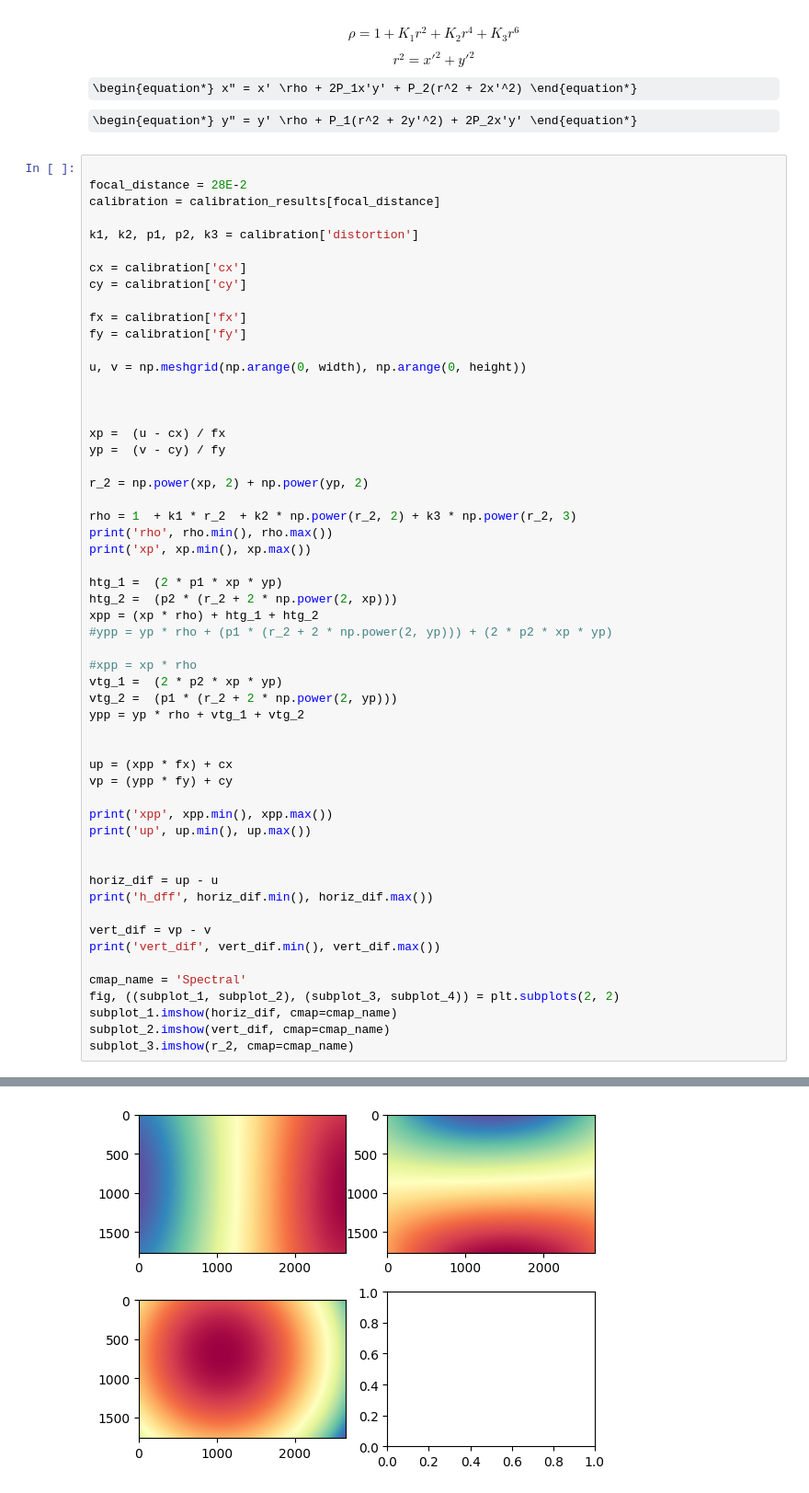
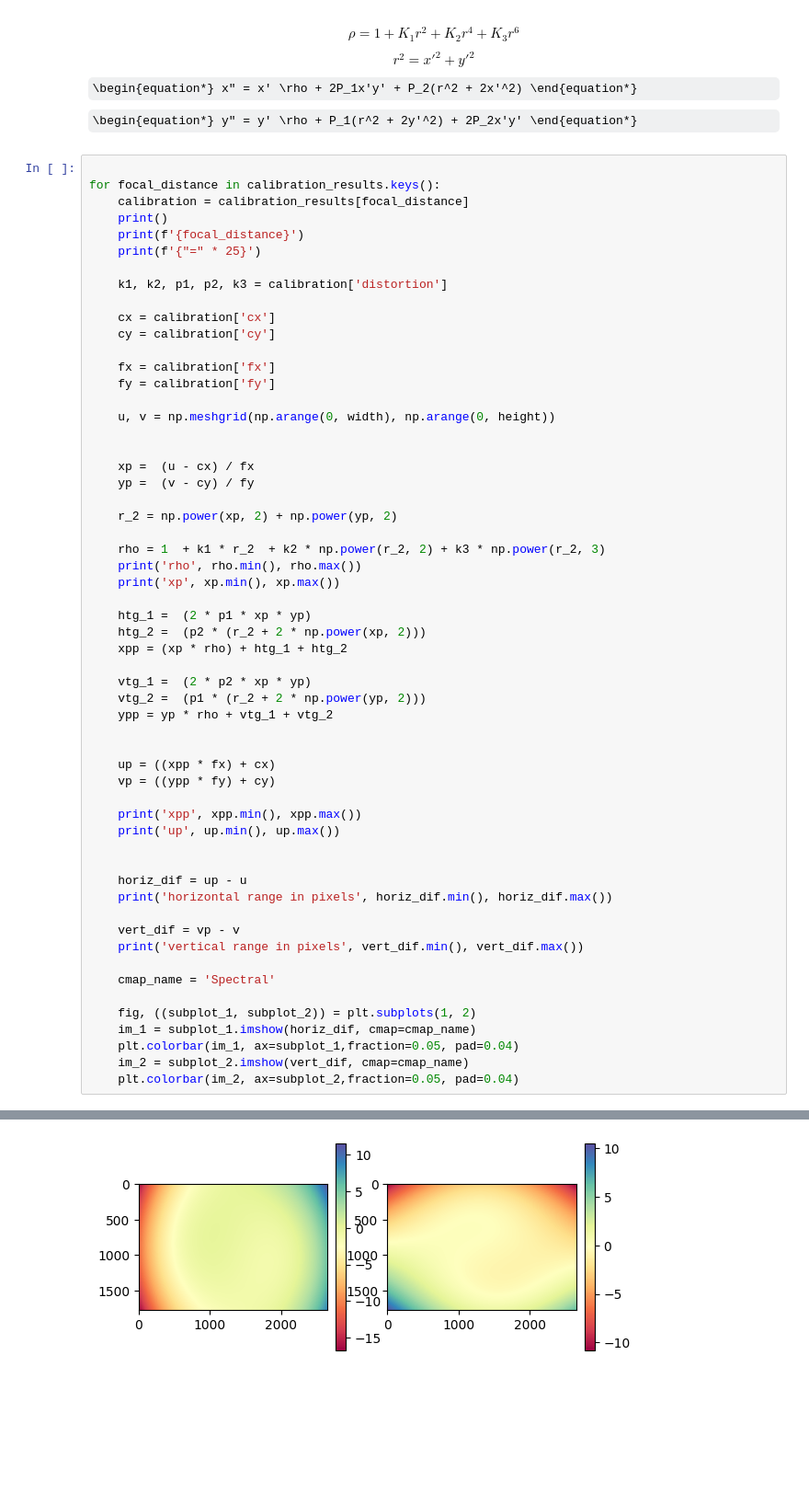
Before and after one commit to r-andres/ess-scripts, a Jupyter notebook: clupi_optical_distortion.ipynb, the cells around one changed output, grey strips where cells are left out. Shown: that part at 92% size. Cells and saved outputs as stored; diff of their text form; some formulas as TeX source; blank space fills up the shorter version.

Commit message:
Corrected tangencial error - power

```diff
--- a/clupi_optical_distortion.ipynb
+++ b/clupi_optical_distortion.ipynb
@@ -77,57 +76,59 @@ calibration_results = {
 \begin{equation*} y" = y' \rho + P_1(r^2 + 2y'^2) + 2P_2x'y' \end{equation*}
 # %%
 
-focal_distance = 28E-2
-calibration = calibration_results[focal_distance]
+for focal_distance in calibration_results.keys():
+    calibration = calibration_results[focal_distance]
+    print()
+    print(f'{focal_distance}')
+    print(f'{"=" * 25}')
 
-k1, k2, p1, p2, k3 = calibration['distortion']
+    k1, k2, p1, p2, k3 = calibration['distortion']
 
-cx = calibration['cx']
-cy = calibration['cy']
+    cx = calibration['cx']
+    cy = calibration['cy']
 
-fx = calibration['fx']
-fy = calibration['fy']
+    fx = calibration['fx']
+    fy = calibration['fy']
 
-u, v = np.meshgrid(np.arange(0, width), np.arange(0, height))
+    u, v = np.meshgrid(np.arange(0, width), np.arange(0, height))
 
 
+    xp =  (u - cx) / fx
+    yp =  (v - cy) / fy
 
-xp =  (u - cx) / fx
-yp =  (v - cy) / fy
+    r_2 = np.power(xp, 2) + np.power(yp, 2)
 
-r_2 = np.power(xp, 2) + np.power(yp, 2)
+    rho = 1  + k1 * r_2  + k2 * np.power(r_2, 2) + k3 * np.power(r_2, 3)
+    print('rho', rho.min(), rho.max())
+    print('xp', xp.min(), xp.max())
 
-rho = 1  + k1 * r_2  + k2 * np.power(r_2, 2) + k3 * np.power(r_2, 3)
-print('rho', rho.min(), rho.max())
-print('xp', xp.min(), xp.max())
+    htg_1 =  (2 * p1 * xp * yp)
+    htg_2 =  (p2 * (r_2 + 2 * np.power(xp, 2)))
+    xpp = (xp * rho) + htg_1 + htg_2
 
-htg_1 =  (2 * p1 * xp * yp)
-htg_2 =  (p2 * (r_2 + 2 * np.power(2, xp)))
-xpp = (xp * rho) + htg_1 + htg_2
-#ypp = yp * rho + (p1 * (r_2 + 2 * np.power(2, yp))) + (2 * p2 * xp * yp)
-
-#xpp = xp * rho
-vtg_1 =  (2 * p2 * xp * yp)
-vtg_2 =  (p1 * (r_2 + 2 * np.power(2, yp)))
-ypp = yp * rho + vtg_1 + vtg_2
+    vtg_1 =  (2 * p2 * xp * yp)
+    vtg_2 =  (p1 * (r_2 + 2 * np.power(yp, 2)))
+    ypp = yp * rho + vtg_1 + vtg_2
 
 
-up = (xpp * fx) + cx
-vp = (ypp * fy) + cy
+    up = ((xpp * fx) + cx)
+    vp = ((ypp * fy) + cy)
 
-print('xpp', xpp.min(), xpp.max())
-print('up', up.min(), up.max())
+    print('xpp', xpp.min(), xpp.max())
+    print('up', up.min(), up.max())
 
 
-horiz_dif = up - u
-print('h_dff', horiz_dif.min(), horiz_dif.max())
+    horiz_dif = up - u
+    print('horizontal range in pixels', horiz_dif.min(), horiz_dif.max())
 
-vert_dif = vp - v
-print('vert_dif', vert_dif.min(), vert_dif.max())
+    vert_dif = vp - v
+    print('vertical range in pixels', vert_dif.min(), vert_dif.max())
 
-cmap_name = 'Spectral'
-fig, ((subplot_1, subplot_2), (subplot_3, subplot_4)) = plt.subplots(2, 2)
-subplot_1.imshow(horiz_dif, cmap=cmap_name)
-subplot_2.imshow(vert_dif, cmap=cmap_name)
-subplot_3.imshow(r_2, cmap=cmap_name)
+    cmap_name = 'Spectral'
+
+    fig, ((subplot_1, subplot_2)) = plt.subplots(1, 2)
+    im_1 = subplot_1.imshow(horiz_dif, cmap=cmap_name)
+    plt.colorbar(im_1, ax=subplot_1,fraction=0.05, pad=0.04)
+    im_2 = subplot_2.imshow(vert_dif, cmap=cmap_name)
+    plt.colorbar(im_2, ax=subplot_2,fraction=0.05, pad=0.04)
 # %% [output]
@@ -141 +152 @@ vert_dif -441.0375975091158 -408.43848800114733
-[figure, old version]
+[figure, new version]
```
Also changed, not shown: parts of 2 cells of this notebook, 1 other file.
